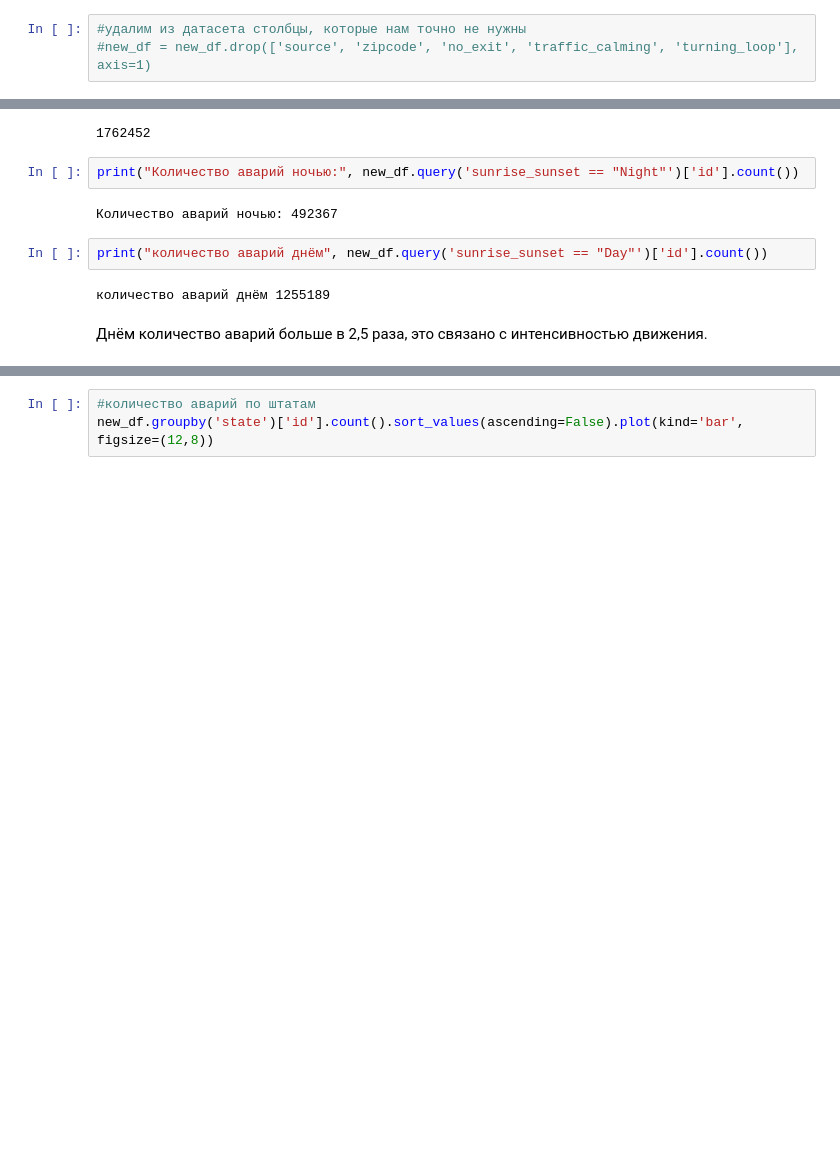
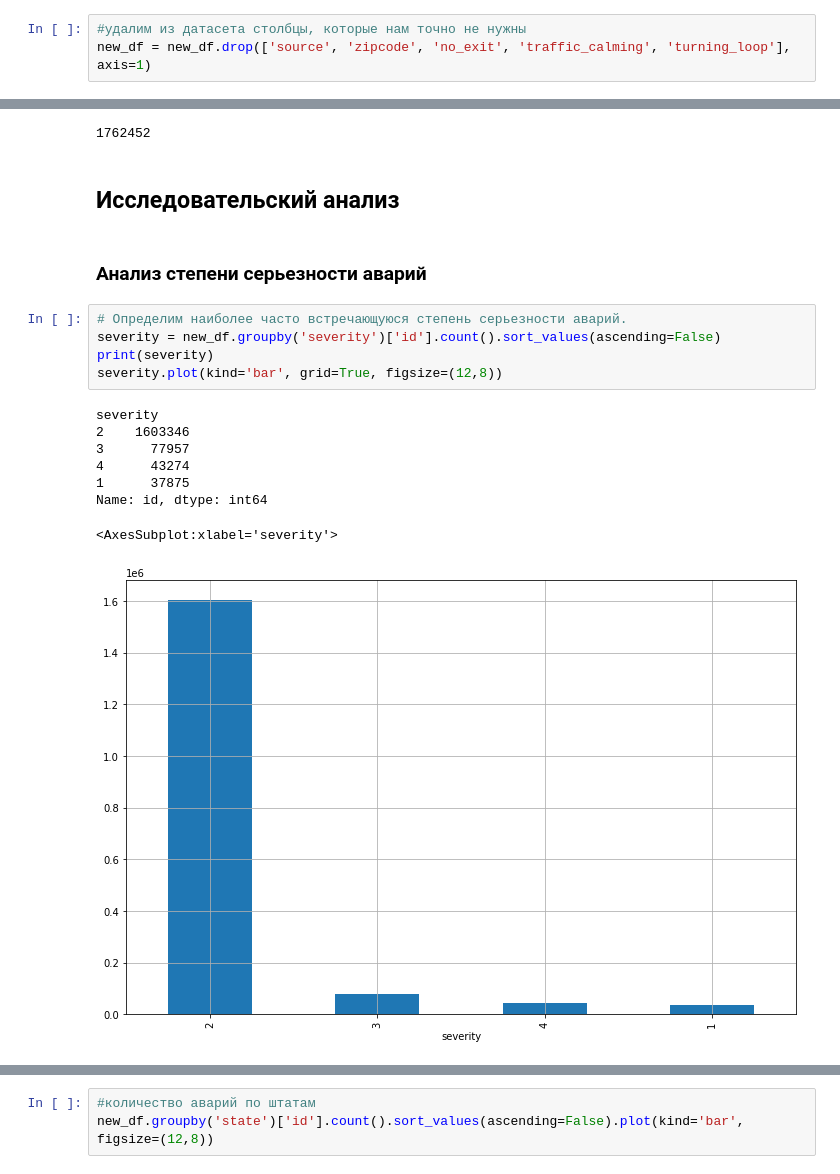
Before and after one commit to Heensz/analysis-of-accident-USA, a Jupyter notebook: анализ данных об авариях в США.ipynb, the cells around one changed output, grey strips where cells are left out. Drawn from its saved outputs; the diff is of its cells as text; blank space fills up the shorter version.

```diff
--- a/анализ данных об авариях в США.ipynb
+++ b/анализ данных об авариях в США.ipynb
@@ -280,19 +280,27 @@ nautical_twilight - период дня (т.е. день или ночь) на
 astronomical_twilight - период дня (т.е. день или ночь) на основе астрономических сумерек.
 # %%
 #удалим из датасета столбцы, которые нам точно не нужны
-#new_df = new_df.drop(['source', 'zipcode', 'no_exit', 'traffic_calming', 'turning_loop'], axis=1)
+new_df = new_df.drop(['source', 'zipcode', 'no_exit', 'traffic_calming', 'turning_loop'], axis=1)
 # %%
 #посчитаем количество аварий за 2022 год
 new_df['id'].count()
 # %% [output]
 1762452
-# %%
-print("Количество аварий ночью:", new_df.query('sunrise_sunset == "Night"')['id'].count())
-# %% [output]
-Количество аварий ночью: 492367
-# %%
-print("количество аварий днём", new_df.query('sunrise_sunset == "Day"')['id'].count())
-# %% [output]
-количество аварий днём 1255189
-# %% [markdown]
-Днём количество аварий больше в 2,5 раза, это связано с интенсивностью движения.
+# %% [markdown]
+## Исследовательский анализ
+# %% [markdown]
+### Анализ степени серьезности аварий
+# %%
+# Определим наиболее часто встречающуюся степень серьезности аварий.
+severity = new_df.groupby('severity')['id'].count().sort_values(ascending=False)
+print(severity)
+severity.plot(kind='bar', grid=True, figsize=(12,8))
+# %% [output]
+severity
+2    1603346
+3      77957
+4      43274
+1      37875
+Name: id, dtype: int64
+<AxesSubplot:xlabel='severity'>
+[figure, added]
```
Also changed, not shown: parts of 13 cells of this notebook.
